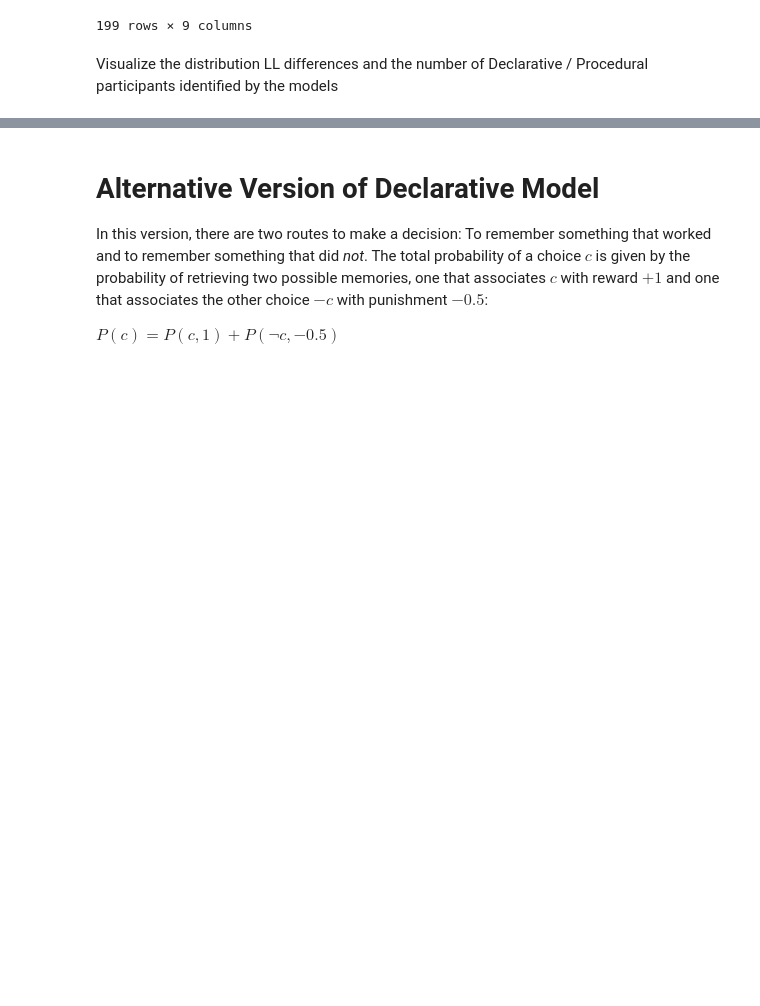
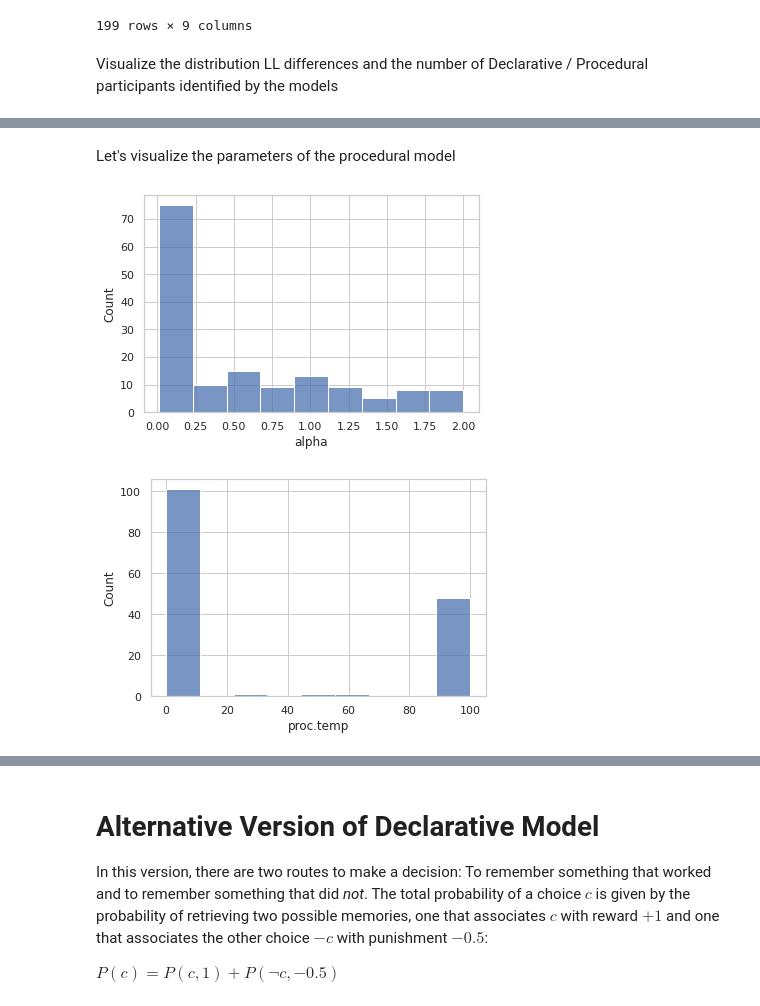
Before and after one commit to UWCCDL/ProcVsDecl, a Jupyter notebook: LLbasicPython.ipynb, the cells around one changed output, grey strips where cells are left out. Saved outputs shown, nothing was run; the diff lists cells and outputs as text; code cells hidden in the pictures; blank space fills up the shorter version.

```diff
--- a/LLbasicPython.ipynb
+++ b/LLbasicPython.ipynb
@@ -336,0 +338,11 @@ dtype: int64
+# %% [markdown]
+Let's visualize the parameters of the procedural model
+# %%
+procedural = result[result['best.model'] == "Procedural"]
+sns.histplot(procedural, x="alpha")
+plt.show()
+sns.histplot(procedural, x="proc.temp")
+plt.show()
+# %% [output]
+[figure, added]
+[figure, added]
```
Also changed, not shown: parts of 5 cells of this notebook.
